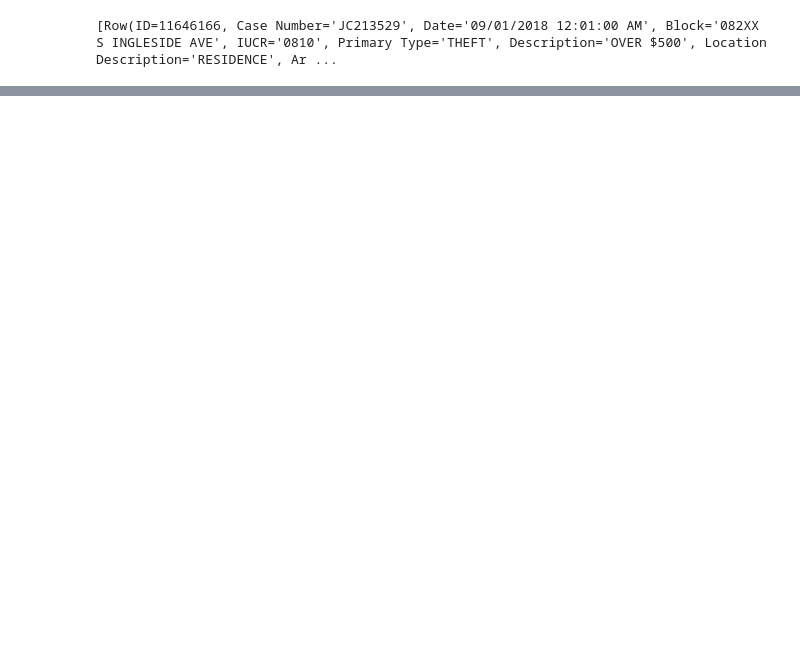
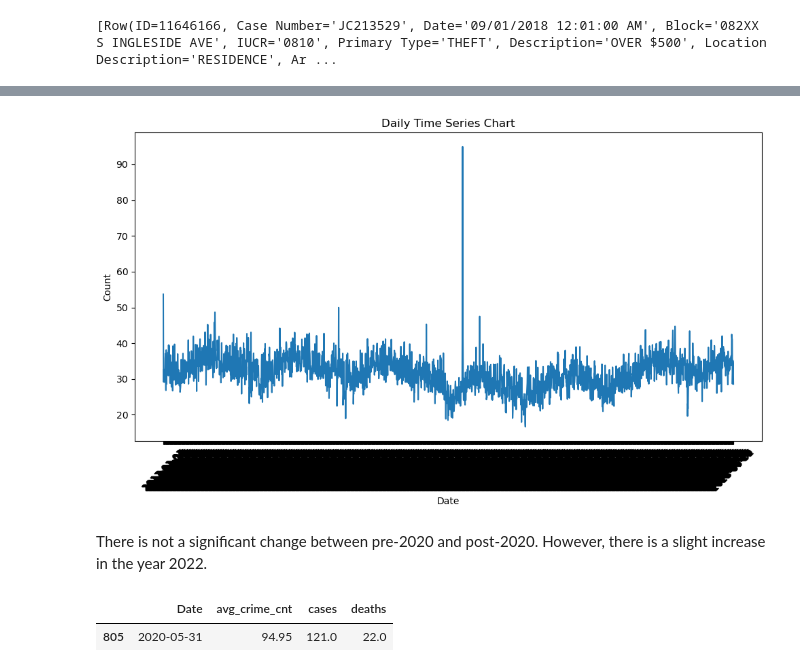
Before and after one commit to sdingx/bdp_hws, a Jupyter notebook: a3/a3_ding.ipynb, the cells around one changed output, grey strips where cells are left out. Saved outputs shown, nothing was run; the diff lists cells and outputs as text; code cells hidden in the pictures; blank space fills up the shorter version.

```diff
--- a/a3/a3_ding.ipynb
+++ b/a3/a3_ding.ipynb
@@ -63,0 +908,29 @@ org.apache.spark.SparkException: Unmanaged application application_1689896722086
+# %%
+avgs_since17 = df_since2017.groupBy('Date').avg('count', 'Cases - Total', 'Deaths - Total')
+# %%
+avgs_since17 = avgs_since17.toPandas()
+# %%
+avgs_since17 = avgs_since17.rename(columns ={'Date': 'Date', 'avg(count)': 'avg_crime_cnt',
+                    'avg(Cases - Total)': 'cases', 'avg(Deaths - Total)': 'deaths'})
+# %%
+avgs_since17 = avgs_since17.sort_values('Date')
+# %%
+import matplotlib.pyplot as plt
+
+plt.figure(figsize=(10, 6))
+plt.plot(avgs_since17['Date'], avgs_since17['avg_crime_cnt'], linestyle='-', marker='')  # Set marker to empty string
+plt.xlabel("Date")
+plt.ylabel("Count")
+plt.title("Daily Time Series Chart")
+plt.xticks(rotation=45)
+plt.tight_layout()
+plt.show()
+# %% [output]
+[figure, added]
+# %% [markdown]
+There is not a significant change between pre-2020 and post-2020. However, there is a slight increase in the year 2022.
+# %%
+avgs_since17.sort_values('avg_crime_cnt', ascending=False).head(1)
+# %% [output]
+|  | Date | avg_crime_cnt | cases | deaths |
+| 805 | 2020-05-31 | 94.95 | 121.0 | 22.0 |
```
Also changed, not shown: parts of 115 cells of this notebook.
